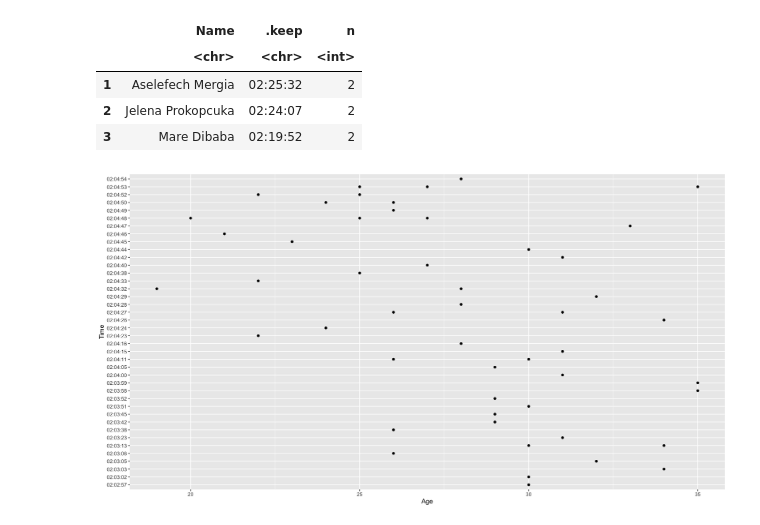
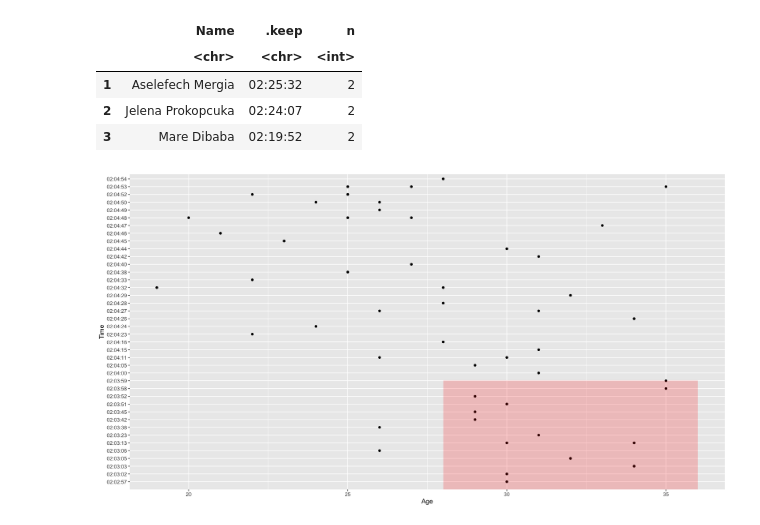
Before and after one commit to TomasLira/Sprint-and-Marathon-analysis, a Jupyter notebook: ExploratoryAnalysisRunners.ipynb, the cells around one changed output. Cells and saved outputs as stored; diff of their text form; code cells hidden in the pictures.

```diff
--- a/ExploratoryAnalysisRunners.ipynb
+++ b/ExploratoryAnalysisRunners.ipynb
@@ -359,9 +363,13 @@ A data.frame: 3 x 3
 # %%
 fastest_time_marathon_men <- runners_men |>
 filter(Event == "Marathon") |>
 arrange(Time)
 top_50_fastest_time_marathon_men <- head(fastest_time_marathon_men,50)
 
-ggplot(data = top_50_fastest_time_marathon_men, mapping = aes(x = Age, Time)) + geom_point(mapping = aes(group = Name))
+ggplot(data = top_50_fastest_time_marathon_men, mapping = aes(x = Age, Time)) + geom_point(mapping = aes(group = Name)) +
+annotate(
+    geom = "rect", xmin = 28, xmax = 36,
+    ymin = 0, ymax = 14, fill = "red", alpha = 0.2
+    )
 # %% [output]
-[figure, old version]
+[figure, new version]
```
Also changed, not shown: parts of 2 cells of this notebook.
